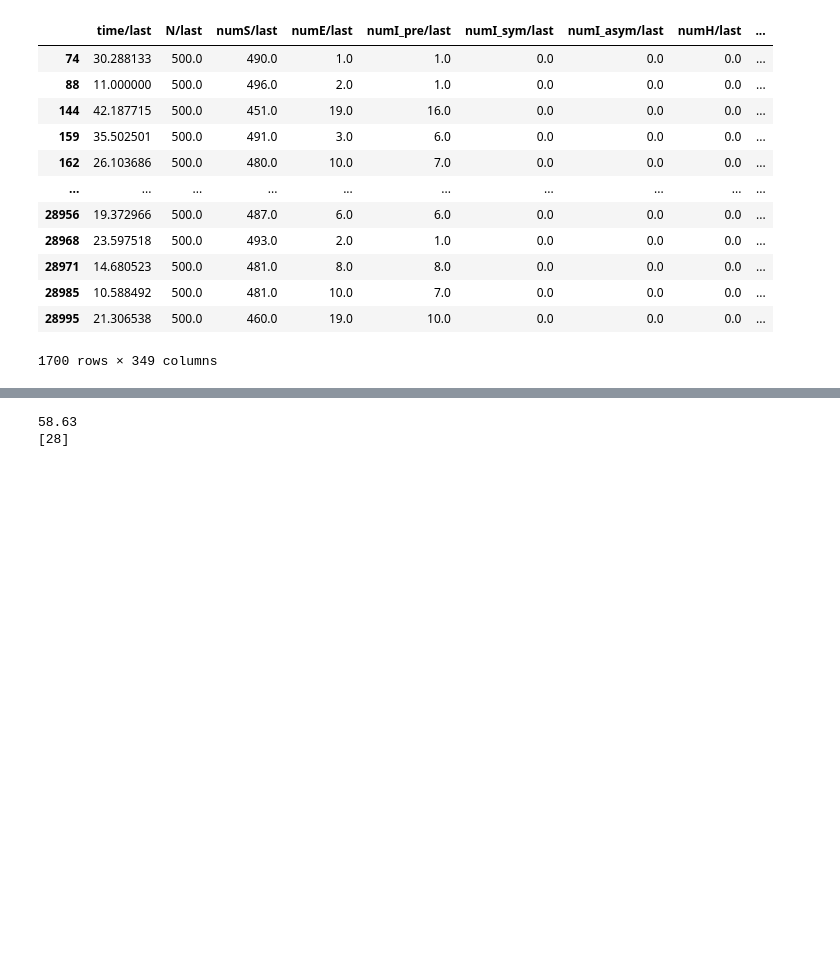
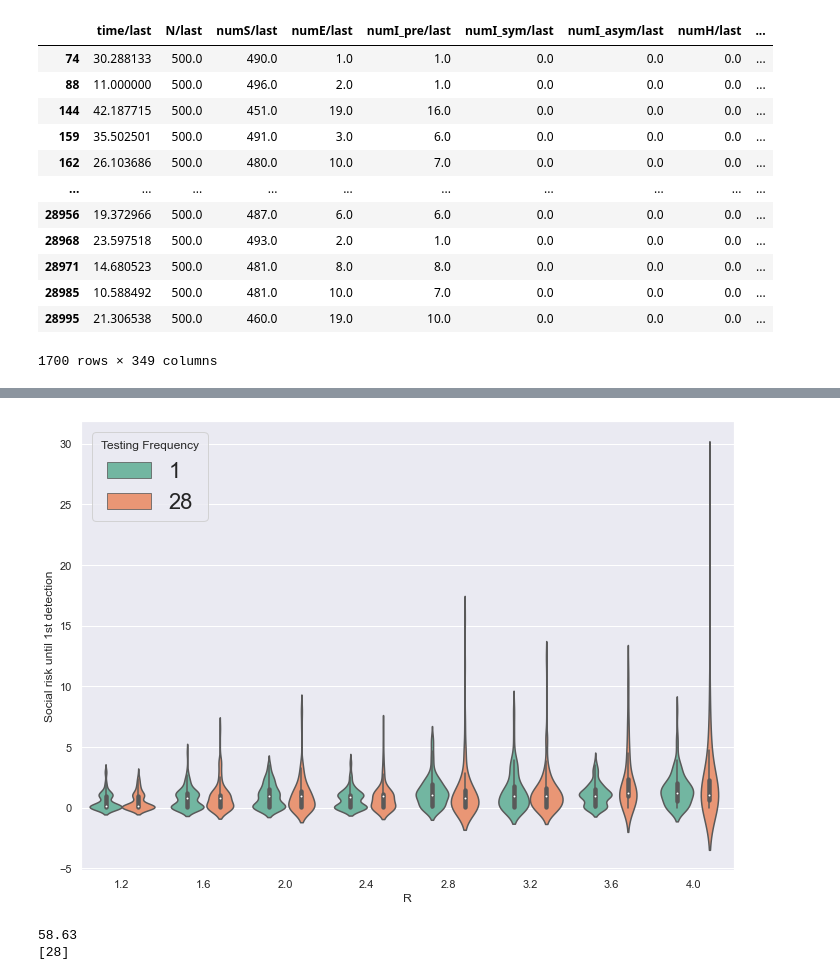
Before and after one commit to haixiaowang/seirsplus, a Jupyter notebook: Barabasi_Albert.ipynb, the cells around one changed output, grey strips where cells are left out. Drawn from its saved outputs; the diff is of its cells as text; code cells hidden in the pictures; blank space fills up the shorter version.

```diff
--- a/Barabasi_Albert.ipynb
+++ b/Barabasi_Albert.ipynb
@@ -472 +473,14 @@ data = data[data.R < 4.1]
+# %%
+sns.set(rc={'figure.figsize':(11.7,8.27)})
+ax1 = sns.violinplot(x="R",
+                    y="numInfectious/average",
+                    hue="frequency",
+                    data=data[(data.experiment=='varying_total') & (data.total==total)],
+                    palette="Set2",
+                    )
+ax1.set(xlabel='R', ylabel='Social risk until 1st detection')
+plt.legend(loc='upper left', title='Testing Frequency', fontsize='22')
+plt.show()
+# %% [output]
+[figure, added]
 # %%
```
Also changed, not shown: parts of 17 cells of this notebook, 31 other files.
